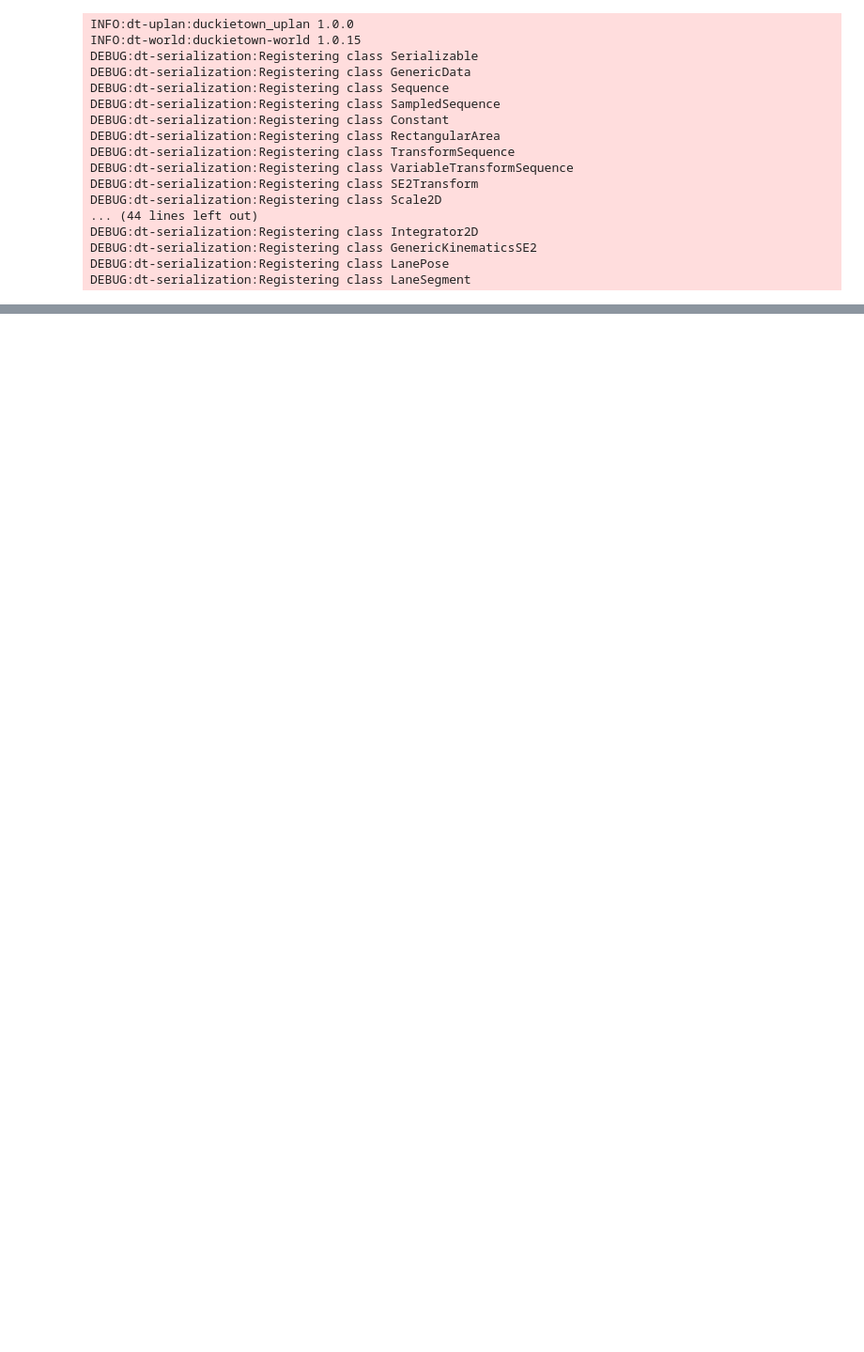
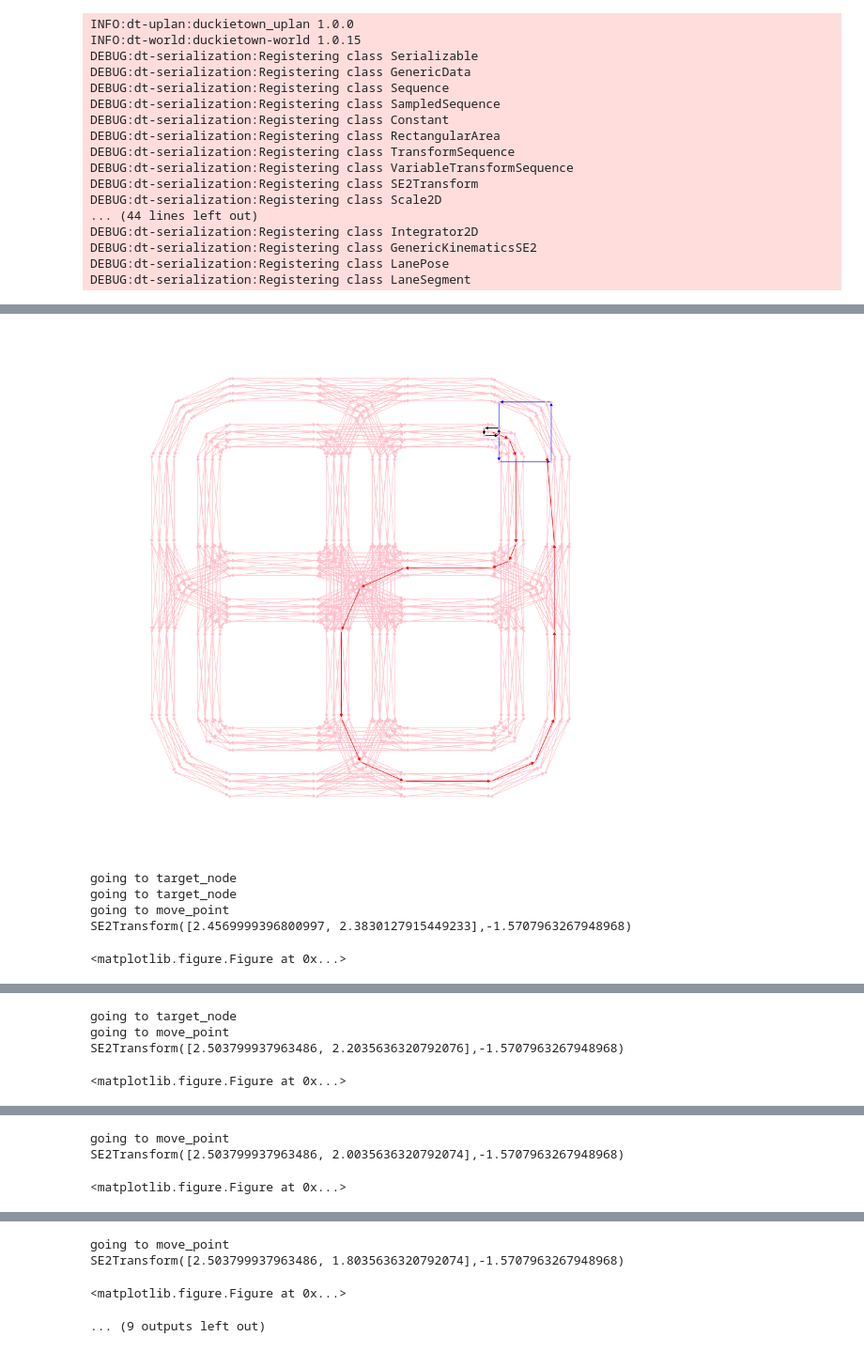
Before and after one commit to duckietown/duckietown-uplan, a Jupyter notebook: lib-uplan/notebooks/New Code Skeleton.ipynb, the cells around one changed output, grey strips where cells are left out. Shown at 94% size. Saved outputs shown, nothing was run; the diff lists cells and outputs as text; code cells hidden in the pictures; blank space fills up the shorter version.

```diff
--- a/lib-uplan/notebooks/New Code Skeleton.ipynb
+++ b/lib-uplan/notebooks/New Code Skeleton.ipynb
@@ -25,0 +75,4 @@ uplan.
+# %%
+#plan a path for one duckiebot and move it
+my_duckie = dt.get_duckie(0)
+my_duckie.set_visible_path(True)
@@ -25,0 +85,17 @@ uplan.
+# %%
+path_planner = uplan.PathPlanner(dt.get_map_current_graph())
+_, random_end_node_name = dt.get_random_node_in_graph()
+path = path_planner.get_shortest_path(my_duckie.get_current_positon(), random_end_node_name)
+my_duckie.set_path(path)
+for i in range(0, 50):
+    dt.render_current_graph(save=True, folder='./data', file_index=i)
+    my_duckie.move(1)
+
+path
+# %% [output]
+[figure, added]
+going to target_node
+going to target_node
+going to move_point
+SE2Transform([2.4569999396800997, 2.3830127915449233],-1.5707963267948968)
+<matplotlib.figure.Figure at 0x...>
@@ -25,0 +103,4 @@ uplan.
+going to target_node
+going to move_point
+SE2Transform([2.503799937963486, 2.2035636320792076],-1.5707963267948968)
+<matplotlib.figure.Figure at 0x...>
@@ -25,0 +108,3 @@ uplan.
+going to move_point
+SE2Transform([2.503799937963486, 2.0035636320792074],-1.5707963267948968)
+<matplotlib.figure.Figure at 0x...>
@@ -25,0 +112,4 @@ uplan.
+going to move_point
+SE2Transform([2.503799937963486, 1.8035636320792074],-1.5707963267948968)
+<matplotlib.figure.Figure at 0x...>
+... (9 outputs left out)
```
Also changed, not shown: parts of 19 cells of this notebook, 7 other files.
